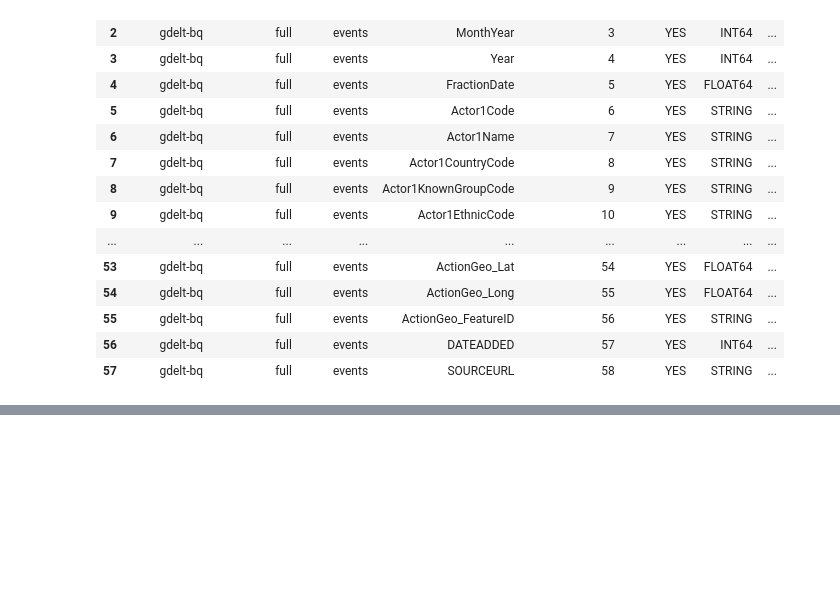
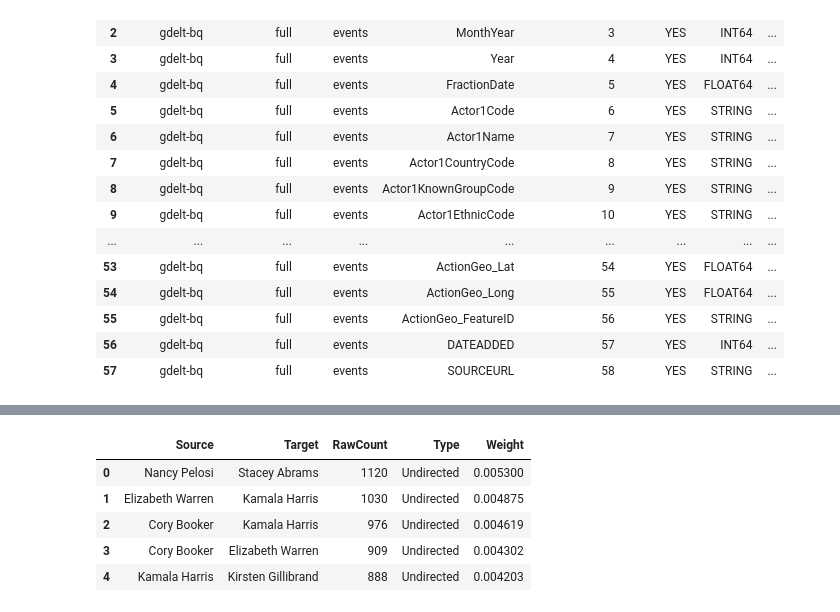
Before and after one commit to cybergis/intro_gdelt, a Jupyter notebook: intro_gdelt.ipynb, the cells around one changed output, grey strips where cells are left out. Saved outputs shown, nothing was run; the diff lists cells and outputs as text; code cells hidden in the pictures; blank space fills up the shorter version.

```diff
--- a/intro_gdelt.ipynb
+++ b/intro_gdelt.ipynb
@@ -305,0 +373,9 @@ plt.show()
+# %%
+entity_graph.head()
+# %% [output]
+|  | Source | Target | RawCount | Type | Weight |
+| 0 | Nancy Pelosi | Stacey Abrams | 1120 | Undirected | 0.005300 |
+| 1 | Elizabeth Warren | Kamala Harris | 1030 | Undirected | 0.004875 |
+| 2 | Cory Booker | Kamala Harris | 976 | Undirected | 0.004619 |
+| 3 | Cory Booker | Elizabeth Warren | 909 | Undirected | 0.004302 |
+| 4 | Kamala Harris | Kirsten Gillibrand | 888 | Undirected | 0.004203 |
```
Also changed, not shown: parts of 14 cells of this notebook.
